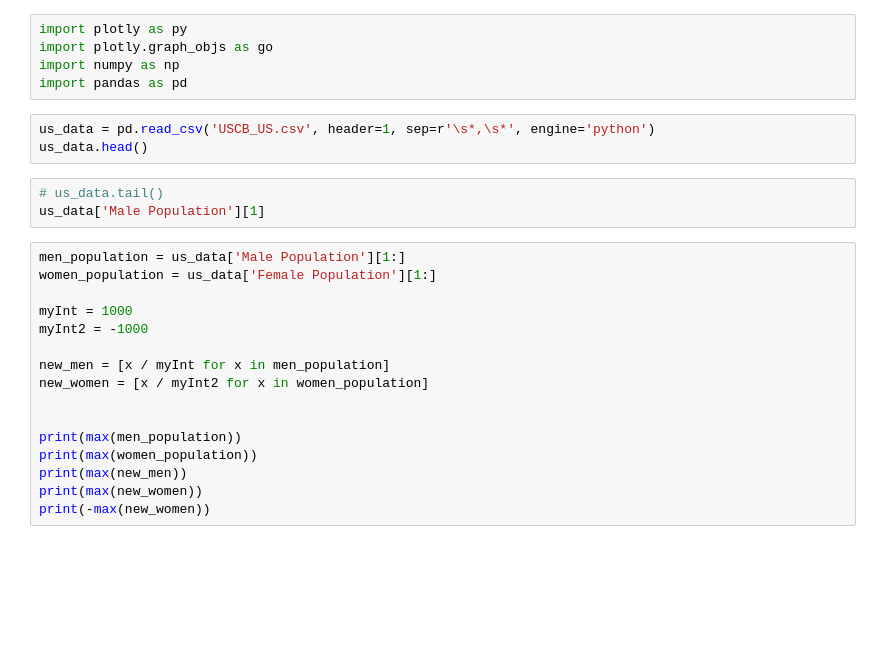
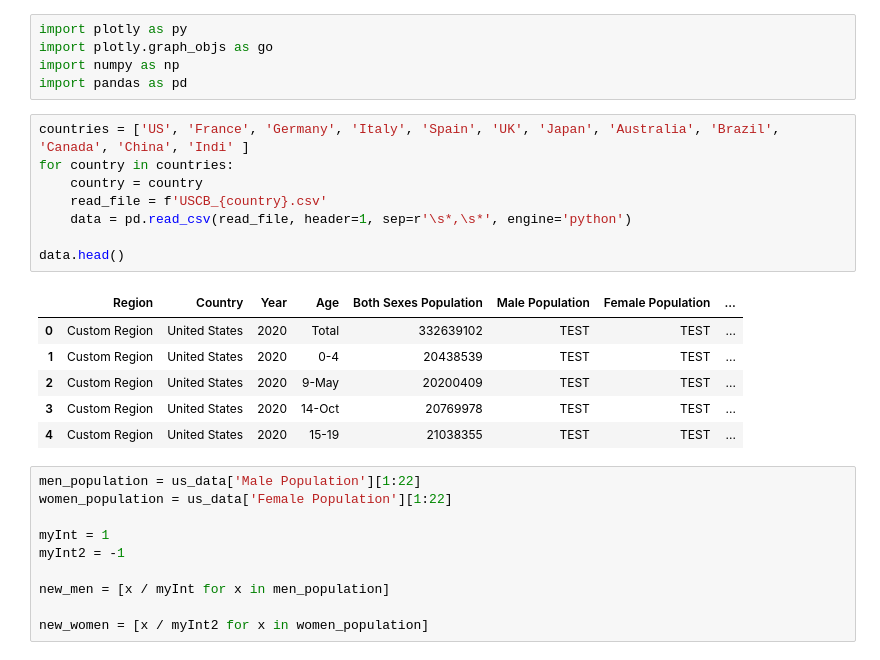
Before and after one commit to TJL30308/poppyr, a Jupyter notebook: Untitled.ipynb, the cells around one changed output. Cells and saved outputs as stored; diff of their text form; blank space fills up the shorter version.

```diff
--- a/Untitled.ipynb
+++ b/Untitled.ipynb
@@ -3,28 +3,31 @@ import plotly as py
 import plotly.graph_objs as go
 import numpy as np
 import pandas as pd
-# %%
-us_data = pd.read_csv('USCB_US.csv', header=1, sep=r'\s*,\s*', engine='python')
-us_data.head()
-# %%
-# us_data.tail()
-us_data['Male Population'][1]
+# %%
+countries = ['US', 'France', 'Germany', 'Italy', 'Spain', 'UK', 'Japan', 'Australia', 'Brazil', 'Canada', 'China', 'Indi' ]
+for country in countries:
+    country = country
+    read_file = f'USCB_{country}.csv'
+    data = pd.read_csv(read_file, header=1, sep=r'\s*,\s*', engine='python')
+
+data.head()
+# %% [output]
+|  | Region | Country | Year | Age | Both Sexes Population | Male Population | Female Population | ... |
+| 0 | Custom Region | United States | 2020 | Total | 332639102 | TEST | TEST | ... |
+| 1 | Custom Region | United States | 2020 | 0-4 | 20438539 | TEST | TEST | ... |
+| 2 | Custom Region | United States | 2020 | 9-May | 20200409 | TEST | TEST | ... |
+| 3 | Custom Region | United States | 2020 | 14-Oct | 20769978 | TEST | TEST | ... |
+| 4 | Custom Region | United States | 2020 | 15-19 | 21038355 | TEST | TEST | ... |
 # %%
-men_population = us_data['Male Population'][1:]
-women_population = us_data['Female Population'][1:]
+men_population = us_data['Male Population'][1:22]
+women_population = us_data['Female Population'][1:22]
 
-myInt = 1000
-myInt2 = -1000
+myInt = 1
+myInt2 = -1
 
 new_men = [x / myInt for x in men_population]
+
 new_women = [x / myInt2 for x in women_population]
-
-
-print(max(men_population))
-print(max(women_population))
-print(max(new_men))
-print(max(new_women))
-print(-max(new_women))
 # %%
 women_bins = np.array(new_women)
 men_bins = np.array(new_men)
```
Also changed, not shown: parts of 3 cells of this notebook, 3 other files.
